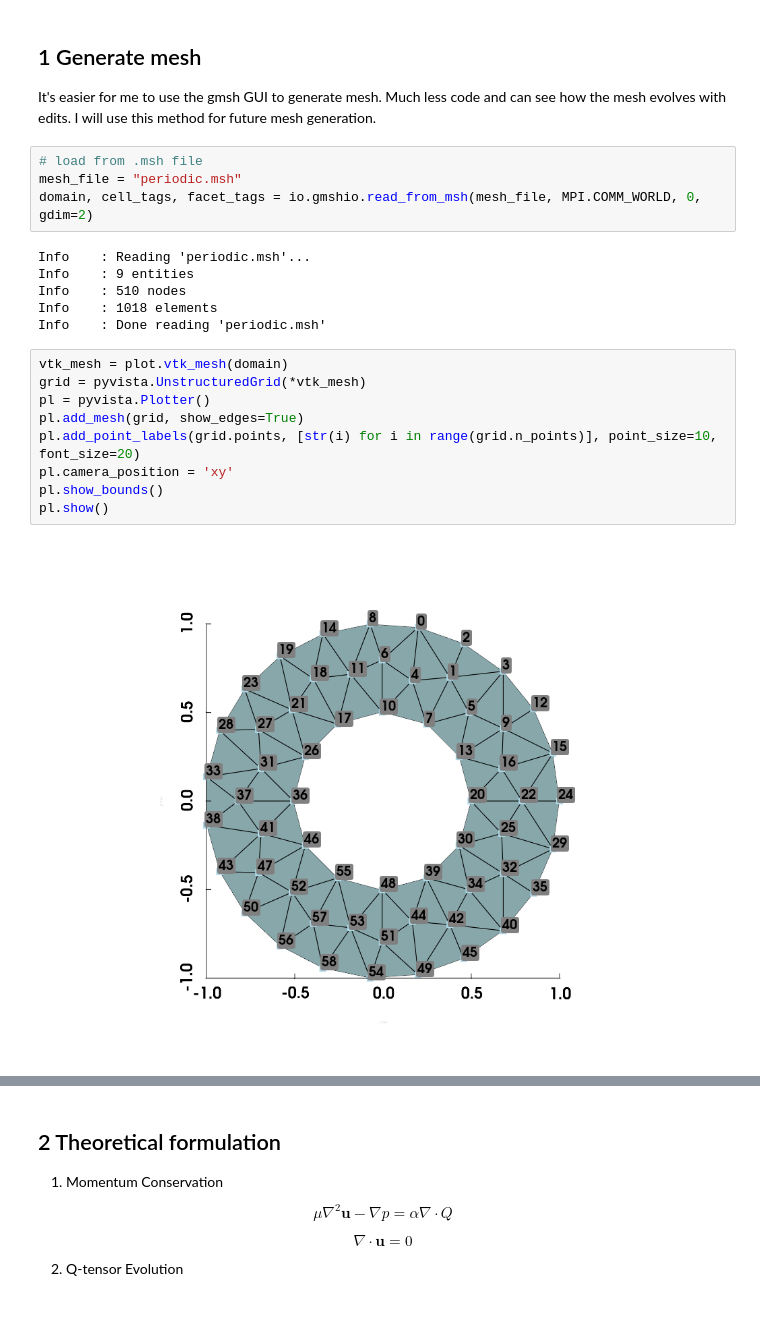
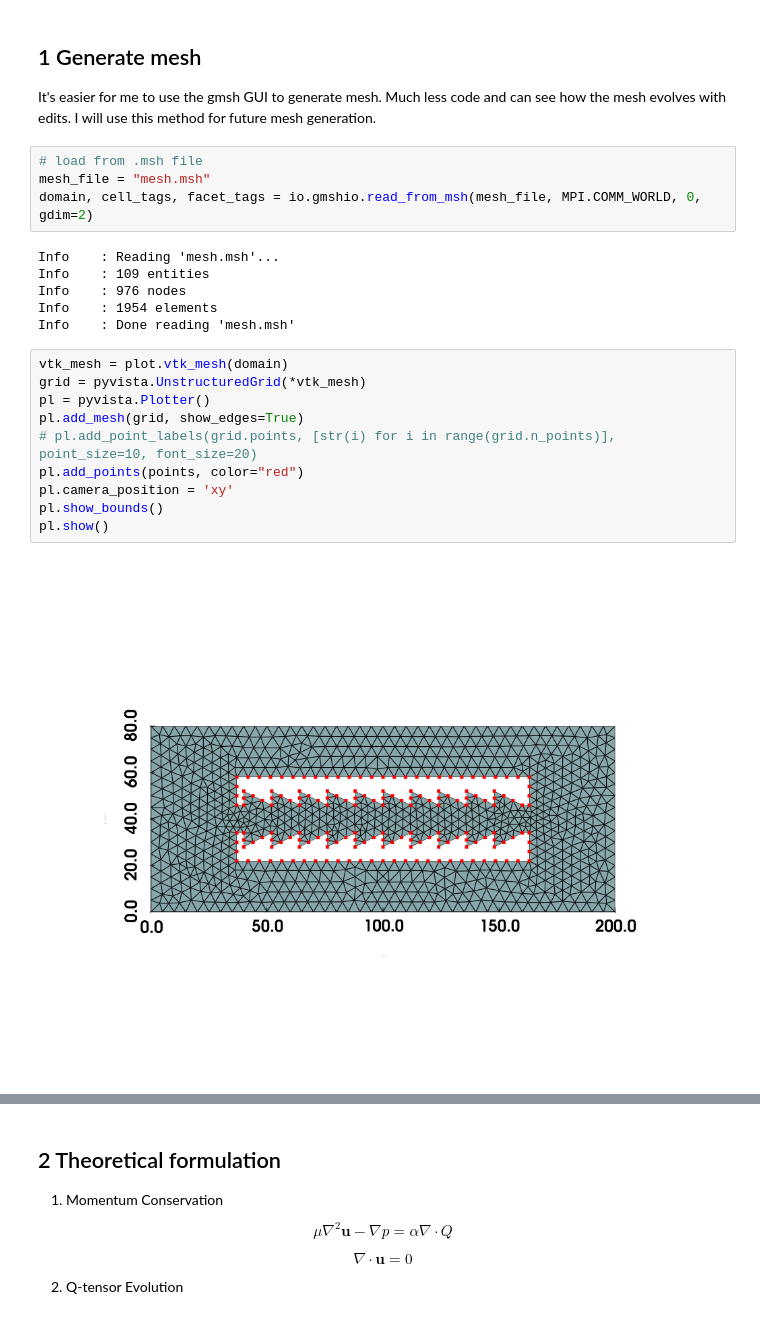
Before and after one commit to ZLoverty/anfem, a Jupyter notebook: annulus.ipynb, the cells around one changed output, grey strips where cells are left out. Drawn from its saved outputs; the diff is of its cells as text.

Commit message:
add script to generate square mesh

```diff
--- a/annulus.ipynb
+++ b/annulus.ipynb
@@ -20,22 +20,23 @@ from dolfinx.nls.petsc import NewtonSolver
 It's easier for me to use the gmsh GUI to generate mesh. Much less code and can see how the mesh evolves with edits. I will use this method for future mesh generation.
 # %%
 # load from .msh file
-mesh_file = "periodic.msh"
+mesh_file = "mesh.msh"
 domain, cell_tags, facet_tags = io.gmshio.read_from_msh(mesh_file, MPI.COMM_WORLD, 0, gdim=2)
 # %% [output]
-Info    : Reading 'periodic.msh'...
-Info    : 9 entities
-Info    : 510 nodes
-Info    : 1018 elements
-Info    : Done reading 'periodic.msh'
+Info    : Reading 'mesh.msh'...
+Info    : 109 entities
+Info    : 976 nodes
+Info    : 1954 elements
+Info    : Done reading 'mesh.msh'
 # %%
 vtk_mesh = plot.vtk_mesh(domain)
 grid = pyvista.UnstructuredGrid(*vtk_mesh)
 pl = pyvista.Plotter()
 pl.add_mesh(grid, show_edges=True)
-pl.add_point_labels(grid.points, [str(i) for i in range(grid.n_points)], point_size=10, font_size=20)
+# pl.add_point_labels(grid.points, [str(i) for i in range(grid.n_points)], point_size=10, font_size=20)
+pl.add_points(points, color="red")
 pl.camera_position = 'xy'
 pl.show_bounds()
 pl.show()
 # %% [output]
-[figure, old version]
+[figure, new version]
```
Also changed, not shown: parts of 3 cells of this notebook, 1 other file.
